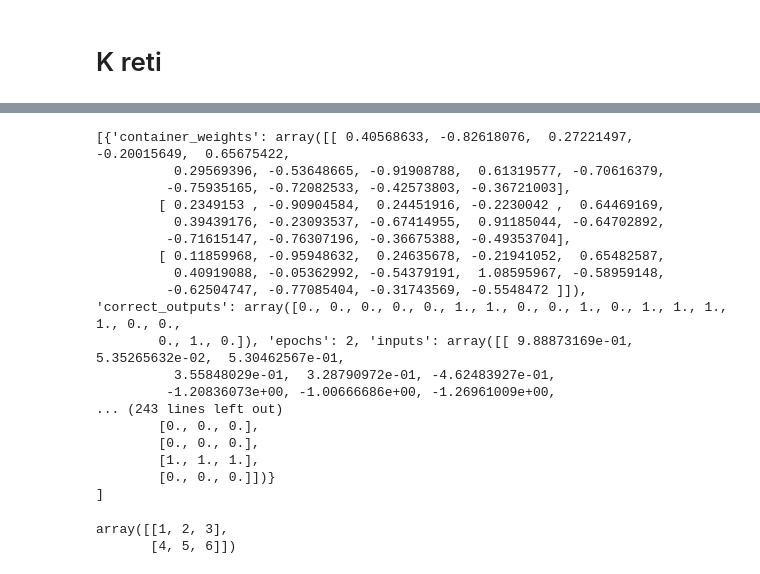
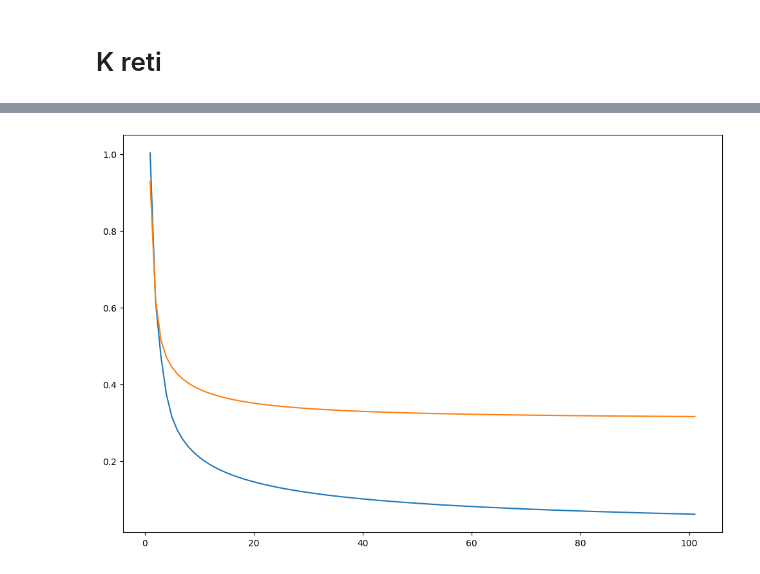
Before and after one commit to Finardi-FS/Neural-Shrimps, a Jupyter notebook: Neural_Network/NN_TrafficProject.ipynb, the cells around one changed output, grey strips where cells are left out. Cells and saved outputs as stored; diff of their text form; code cells hidden in the pictures.

Commit message:
Trend per epochs

```diff
--- a/Neural_Network/NN_TrafficProject.ipynb
+++ b/Neural_Network/NN_TrafficProject.ipynb
@@ -416,12 +416,14 @@ pd.options.display.float_format = None
 K = 2
 weights         = 2 * np.random.rand(K, len(data_int[0])) - 1
 correct_outputs = labels_int
-epochs        	= 2
+epochs        	= 100
 inputs         	= data_int
 LR              = 0.1
 
-results_tr = np.empty(K, dtype = object)
-results_te = np.empty(K, dtype = object)
+results_tr = np.zeros(K, dtype = object)
+results_te = np.zeros(K, dtype = object)
+avg_tr = np.zeros(epochs + 1)
+avg_te = np.zeros(epochs + 1)
 
 N = len(labels_int)
 original_indices = np.arange(N)
@@ -437,71 +439,48 @@ for ind in range(K):
 	train_indices 					= original_indices[bool_train_set]
 	train_labels 					= labels_int[train_indices]
 	train_data 						= data_int[train_indices, :]
 
 	# Testing data
 	bool_test_set 					= ~bool_train_set
 	test_indices 					= original_indices[bool_test_set]
 	test_labels 					= labels_int[test_indices]
 	test_data 						= data_int[test_indices, :]
 
 
 	# TRAINING phase
 	sq_tr_data = np.squeeze(train_data)
 	results_tr[ind] = NN.training(
 								weights 		= weights[ind, :],
 							   	inputs 			= sq_tr_data,
 							   	correct_outputs = train_labels,
 							   	epochs 			= epochs,
 							   	LR 				= LR
 								)
 
+	P = results_tr[ind]['P']
+	E = results_tr[ind]['E']
+	avg_tr += np.sum(2 * np.abs(P - E), axis = 0) / (len(P[:, 0]) * K)
+
+
+
 	# TESTING phase
 	results_te[ind] = NN.trend_over_epochs(
 										inputs = test_data,
 										correct_outputs = test_labels,
 										weights_per_epoch = results_tr[ind]['container_weights']
 										)
+	P = results_te[ind]['P']
+	E = results_te[ind]['E']
+	avg_te += np.sum(2 * np.abs(P - E), axis = 0) / (len(P[:, 0]) * K)
 
+# TESTING esterno
+c_w = results_tr[1]['container_weights']
+# P = results_tr[1]['P'][0]
+# E = results_tr[1]['E'][0]
 
-
-# plt.figure(figsize=(15, 8))
-
-# for i in range(1, K + 1):
-# 	plt.subplot(3, 2, i)
-# 	x = np.arange(epochs)
-# 	plt.grid()
-# 	plt.plot(x, accuracy[:,i-1], label='accuracy')
-# 	plt.plot(x, sensitivity[:,i-1], label='sensitivity')
-# 	plt.plot(x, specificity[:,i-1], label='specificity')
-# 	plt.plot(x, FN[:,i-1], label='FN')
-# 	plt.plot(x, FP[:,i-1], label='FP')
-# 	plt.title('metrics, K = ' + str(i))
-# 	plt.legend()
-
-# plt.show()
+plt.figure(figsize=(12, 8))
+plt.plot(np.arange(1, len(c_w)+1), avg_tr)
+plt.plot(np.arange(1, len(c_w)+1), avg_te)
+plt.show()
 # %% [output]
-[{'container_weights': array([[ 0.40568633, -0.82618076,  0.27221497, -0.20015649,  0.65675422,
-          0.29569396, -0.53648665, -0.91908788,  0.61319577, -0.70616379,
-         -0.75935165, -0.72082533, -0.42573803, -0.36721003],
-        [ 0.2349153 , -0.90904584,  0.24451916, -0.2230042 ,  0.64469169,
-          0.39439176, -0.23093537, -0.67414955,  0.91185044, -0.64702892,
-         -0.71615147, -0.76307196, -0.36675388, -0.49353704],
-        [ 0.11859968, -0.95948632,  0.24635678, -0.21941052,  0.65482587,
-          0.40919088, -0.05362992, -0.54379191,  1.08595967, -0.58959148,
-         -0.62504747, -0.77085404, -0.31743569, -0.5548472 ]]), 'correct_outputs': array([0., 0., 0., 0., 0., 1., 1., 0., 0., 1., 0., 1., 1., 1., 1., 0., 0.,
-        0., 1., 0.]), 'epochs': 2, 'inputs': array([[ 9.88873169e-01,  5.35265632e-02,  5.30462567e-01,
-          3.55848029e-01,  3.28790972e-01, -4.62483927e-01,
-         -1.20836073e+00, -1.00666686e+00, -1.26961009e+00,
-... (243 lines left out)
-        [0., 0., 0.],
-        [0., 0., 0.],
-        [1., 1., 1.],
-        [0., 0., 0.]])}                                                                                                                                      ]
+[figure, added]
-# %%
-a = np.array([1,2,3])
-b = np.array([4,5,6])
-
-np.vstack((a,b))
-# %% [output]
-array([[1, 2, 3],
-       [4, 5, 6]])
```
Also changed, not shown: parts of 5 cells of this notebook, 1 other file.
